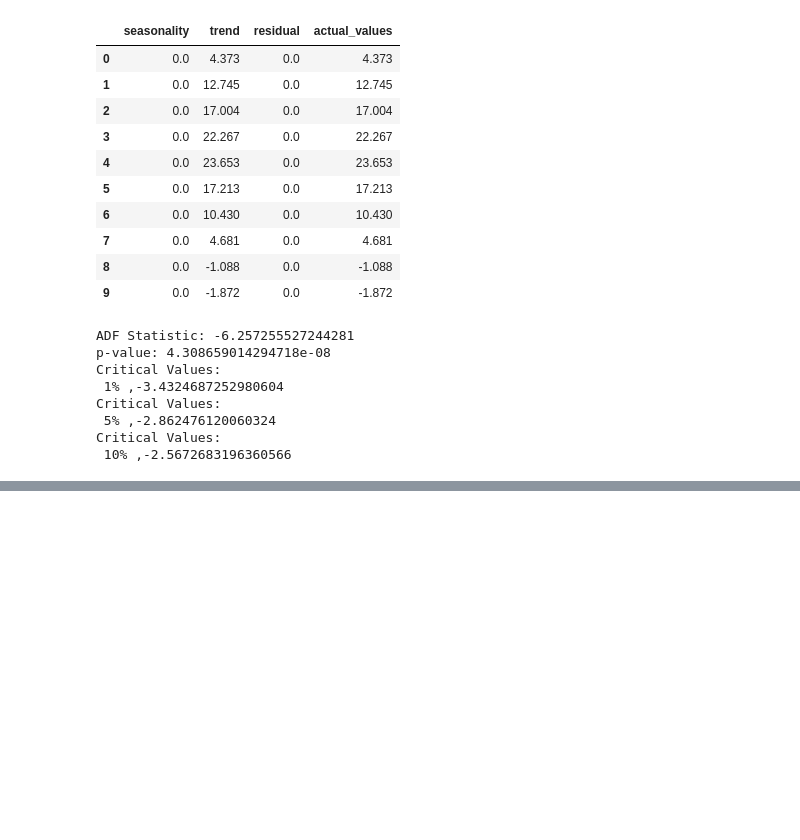
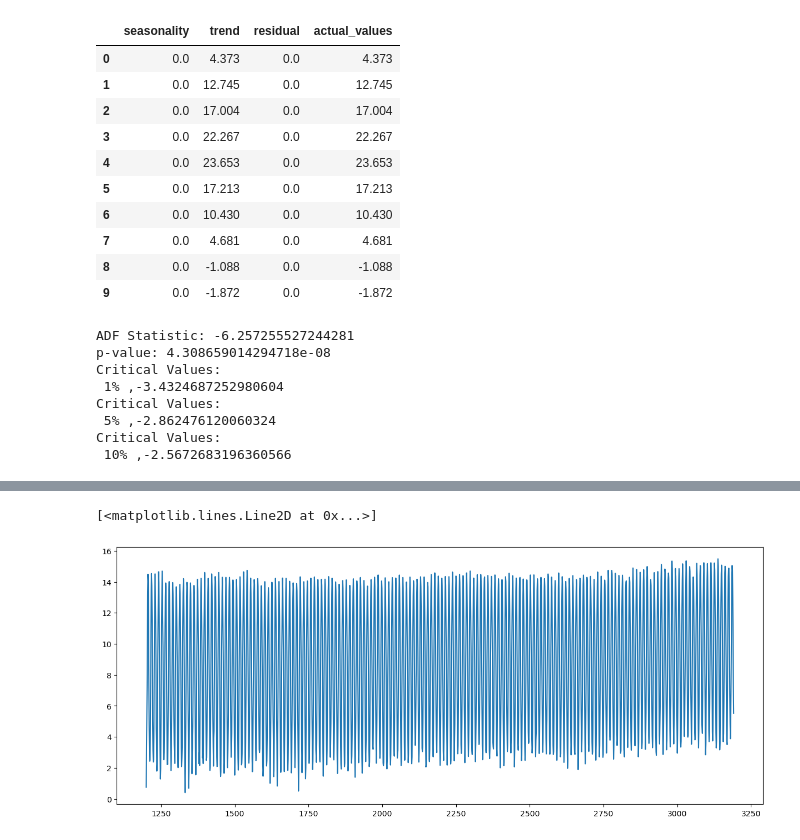
Before and after one commit to AndrewKranny/ClimateAnalysis, a Jupyter notebook: ClimateTimeSeriesAnalysis.ipynb, the cells around one changed output, grey strips where cells are left out. Drawn from its saved outputs; the diff is of its cells as text; code cells hidden in the pictures; blank space fills up the shorter version.

```diff
--- a/ClimateTimeSeriesAnalysis.ipynb
+++ b/ClimateTimeSeriesAnalysis.ipynb
@@ -11,10 +11,7 @@ from statsmodels.tsa.stattools import adfuller
 # %%
 # Importing the Datasets
 Citytemp = pd.read_csv('Data/GlobalLandTemperaturesByCity.csv', parse_dates=['dt'], index_col='dt')
-GlobalLandTemperatureByMajorCity = pd.read_csv('Data/GlobalLandTemperaturesByMajorCity.csv')
-GlobalLandTemperaturesByCountry = pd.read_csv('Data/GlobalLandTemperaturesByCountry.csv')
-GlobalLandTemperaturesByState = pd.read_csv('Data/GlobalLandTemperaturesByState.csv')
-GlobalTemperatures = pd.read_csv('Data/GlobalTemperatures.csv')
+GlobalTemperatures = pd.read_csv('Data/GlobalTemperatures.csv', parse_dates=['dt'])
 # %%
 Citytemp.tail(10)
 # %% [output]
@@ -124,0 +140,18 @@ Critical Values:
+# %%
+# Creating a new datasets for the average land temperature
+GlobalTemperaturesAvg = GlobalTemperatures.copy()
+
+# Dropping NaN values
+GlobalTemperaturesAvg = GlobalTemperaturesAvg.dropna()
+
+# Cleaning the dataset to only include the necessary data
+LandDrop = ['LandAverageTemperatureUncertainty',
+           'LandMaxTemperature',
+           'LandMaxTemperatureUncertainty',
+           'LandMinTemperature',
+           'LandMinTemperatureUncertainty',
+           'LandAndOceanAverageTemperature',
+           'LandAndOceanAverageTemperatureUncertainty']
+
+GlobalTemperaturesAvg.drop(LandDrop, inplace=True, axis=1)
+GlobalTemperaturesAvg.tail(10)
@@ -124,0 +170,7 @@ Critical Values:
+# %%
+# Analysis of Global Land Temperatures
+plt.rcParams.update({'figure.figsize': (15,6)})
+plt.plot(GlobalTemperaturesAvg['LandAverageTemperature'])
+# %% [output]
+[<matplotlib.lines.Line2D at 0x...>]
+[figure, added]
```
Also changed, not shown: parts of 22 cells of this notebook.
